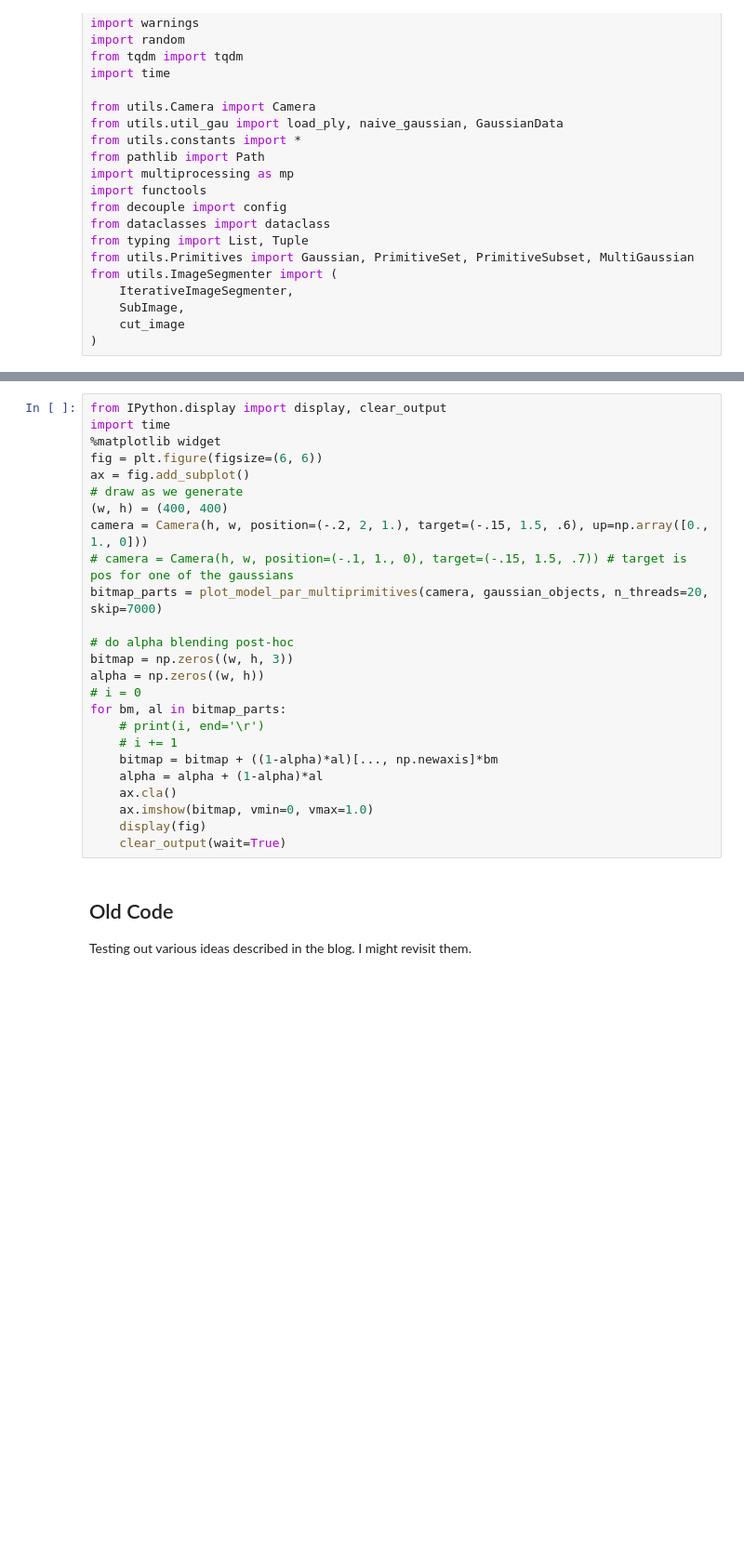
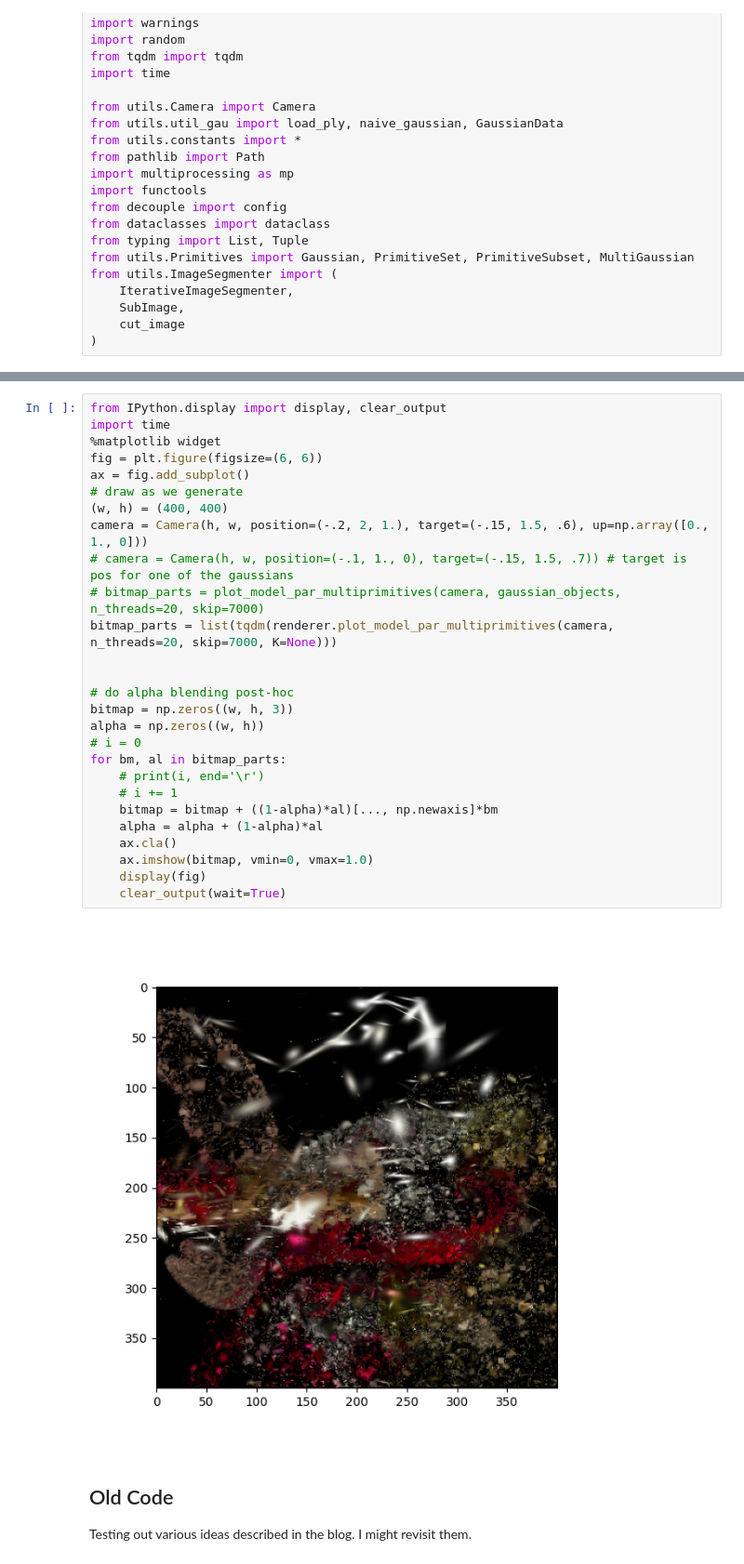
Before and after one commit to fnestaas/learning_3d_vision, a Jupyter notebook: scribbles.ipynb, the cells around one changed output, grey strips where cells are left out. Shown at 93% size. Cells and saved outputs as stored; diff of their text form; blank space fills up the shorter version.

```diff
--- a/scribbles.ipynb
+++ b/scribbles.ipynb
@@ -109,28 +230,32 @@ plt.show()
 # %%
 from IPython.display import display, clear_output
 import time
 %matplotlib widget
 fig = plt.figure(figsize=(6, 6))
 ax = fig.add_subplot()
 # draw as we generate
 (w, h) = (400, 400)
 camera = Camera(h, w, position=(-.2, 2, 1.), target=(-.15, 1.5, .6), up=np.array([0., 1., 0]))
 # camera = Camera(h, w, position=(-.1, 1., 0), target=(-.15, 1.5, .7)) # target is pos for one of the gaussians
-bitmap_parts = plot_model_par_multiprimitives(camera, gaussian_objects, n_threads=20, skip=7000)
+# bitmap_parts = plot_model_par_multiprimitives(camera, gaussian_objects, n_threads=20, skip=7000)
+bitmap_parts = list(tqdm(renderer.plot_model_par_multiprimitives(camera, n_threads=20, skip=7000, K=None)))
+
 
 # do alpha blending post-hoc
 bitmap = np.zeros((w, h, 3))
 alpha = np.zeros((w, h))
 # i = 0
 for bm, al in bitmap_parts:
     # print(i, end='\r')
     # i += 1
     bitmap = bitmap + ((1-alpha)*al)[..., np.newaxis]*bm
     alpha = alpha + (1-alpha)*al
     ax.cla()
     ax.imshow(bitmap, vmin=0, vmax=1.0)
     display(fig)
     clear_output(wait=True)
+# %% [output]
+[figure, added]
 # %% [markdown]
 ## Old Code
 Testing out various ideas described in the blog. I might revisit them.
```
Also changed, not shown: parts of 10 cells of this notebook, 7 other files.
